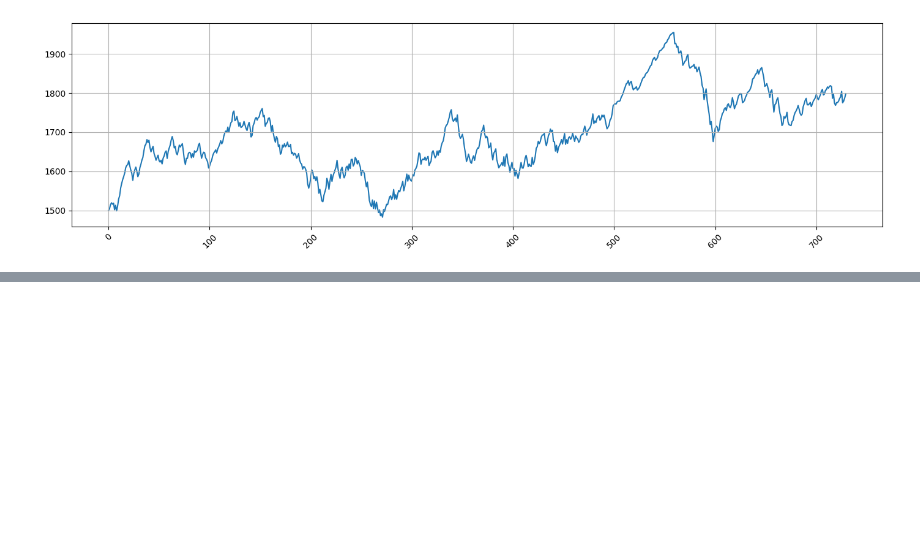
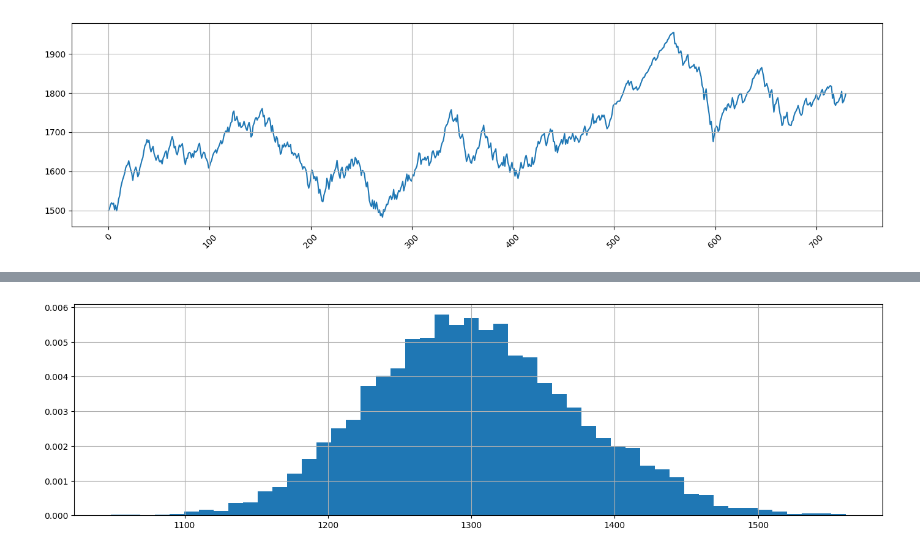
Before and after one commit to heiken1108/Match-Predictor, a Jupyter notebook: notebooks/Heiken/Heiken.ipynb, the cells around one changed output, grey strips where cells are left out. Drawn from its saved outputs; the diff is of its cells as text; code cells hidden in the pictures; blank space fills up the shorter version.

```diff
--- a/notebooks/Heiken/Heiken.ipynb
+++ b/notebooks/Heiken/Heiken.ipynb
@@ -94,0 +99,4 @@ data
+# %%
+util.plot_histogram(data.loc[data['Div'] == 'E1', 'Home ELO'], figsize=figsize, bins=50)
+# %% [output]
+[figure, added]
```
Also changed, not shown: parts of 5 cells of this notebook, 1 other file.
